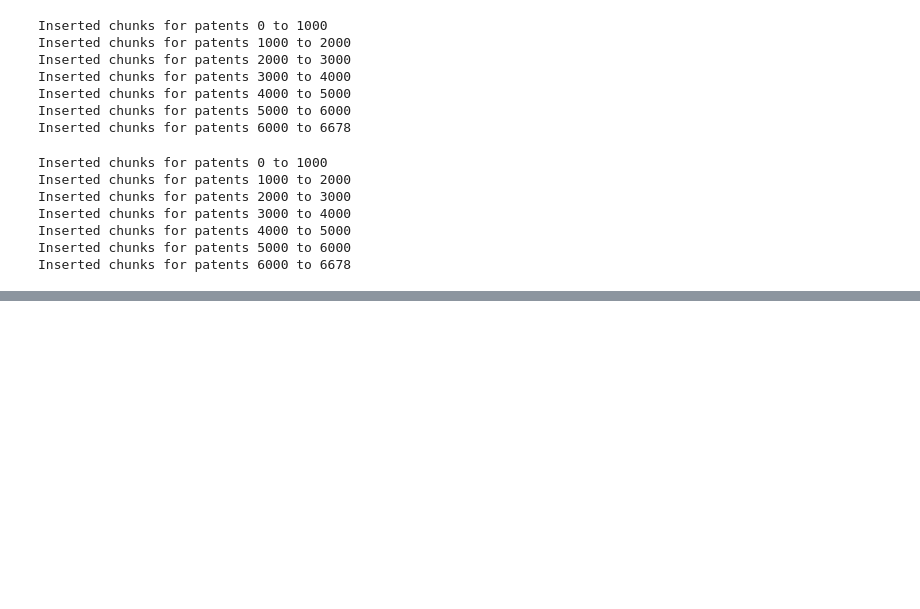
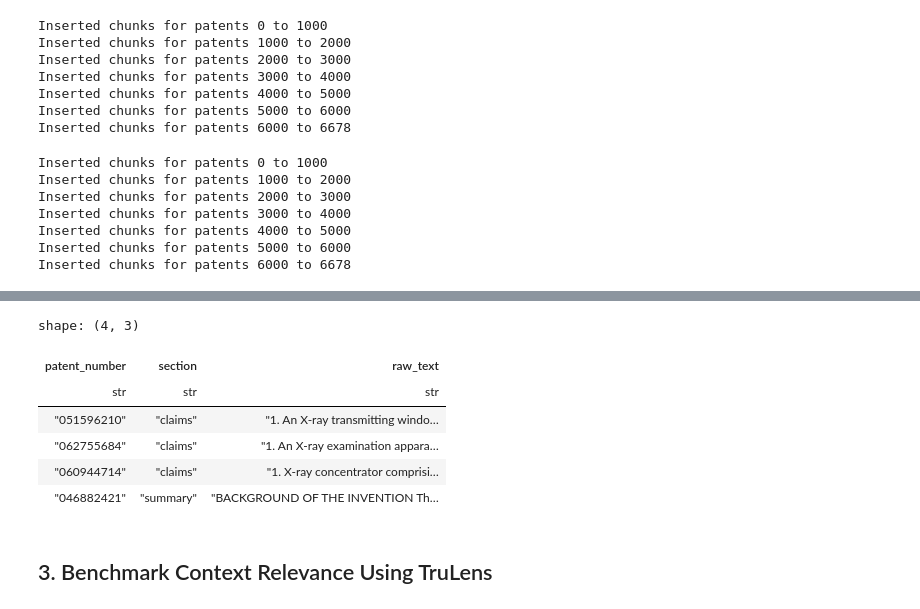
Before and after one commit to zdanielm/semantic_search, a Jupyter notebook: main.ipynb, the cells around one changed output, grey strips where cells are left out. Saved outputs shown, nothing was run; the diff lists cells and outputs as text; code cells hidden in the pictures; blank space fills up the shorter version.

Commit message:
Finished Search and Evaluation

```diff
--- a/main.ipynb
+++ b/main.ipynb
@@ -249,0 +327,10 @@ Inserted chunks for patents 6000 to 6678
+# %%
+keyword_list = [
+    "nuclear stream",
+    "reactor",
+    "nuclear fusion",
+    "radiation-shielding",
+    "X-ray",
+    "irradiation",
+    "Si crystal"
+]
@@ -249,0 +354,19 @@ Inserted chunks for patents 6000 to 6678
+# %%
+res = hybrid_search(
+    keyword_list[4],
+    minilm_noverlap,
+    Patent,
+    mini_lm
+)
+
+res.head()
+# %% [output]
+shape: (4, 3)
+| patent_number | section | raw_text |
+| str | str | str |
+| "051596210" | "claims" | "1. An X-ray transmitting windo… |
+| "062755684" | "claims" | "1. An X-ray examination appara… |
+| "060944714" | "claims" | "1. X-ray concentrator comprisi… |
+| "046882421" | "summary" | "BACKGROUND OF THE INVENTION Th… |
+# %% [markdown]
+## 3. Benchmark Context Relevance Using TruLens
```
Also changed, not shown: parts of 20 cells of this notebook, 6 other files.
